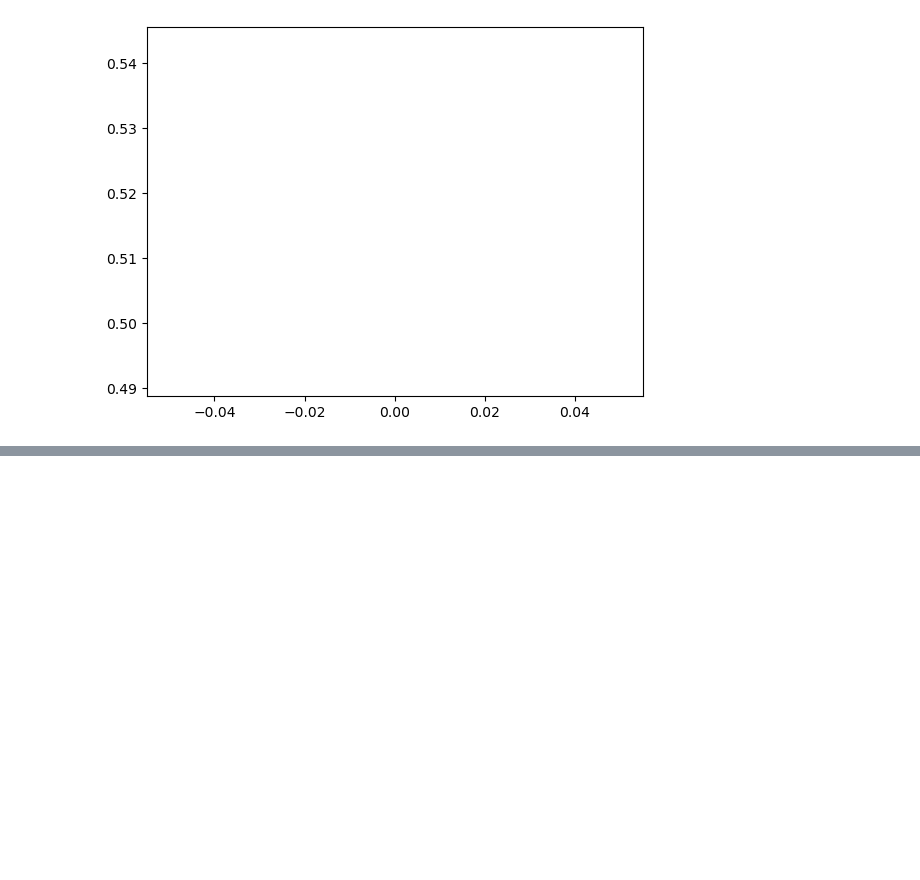
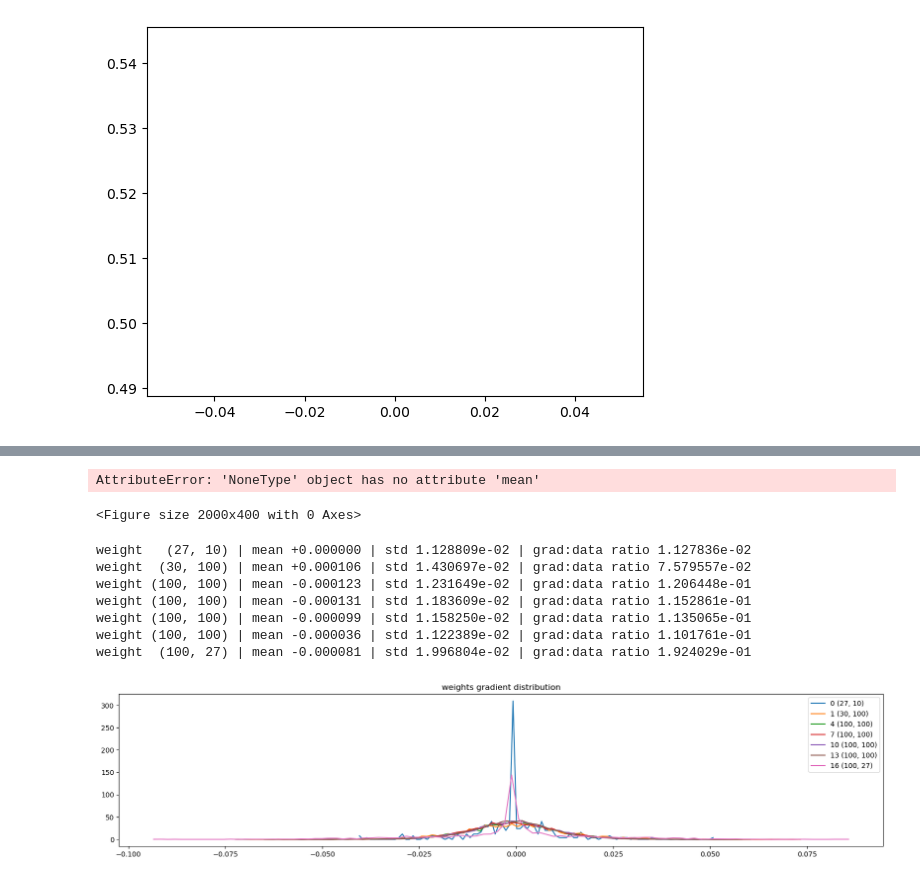
Before and after one commit to nishantssoni/codeDumps, a Jupyter notebook: makemore/makemore.ipynb, the cells around one changed output, grey strips where cells are left out. Drawn from its saved outputs; the diff is of its cells as text; code cells hidden in the pictures; blank space fills up the shorter version.

```diff
--- a/makemore/makemore.ipynb
+++ b/makemore/makemore.ipynb
@@ -797,0 +876,38 @@ for p in parameters:
+# %%
+# visualize histograms
+plt.figure(figsize=(20, 4)) # width and height of the plot
+legends = []
+for i, layer in enumerate(layers[:-1]): # note: exclude the output layer
+  if isinstance(layer, Tanh):
+    t = layer.out.grad
+    print('layer %d (%10s): mean %+f, std %e' % (i, layer.__class__.__name__, t.mean(), t.std()))
+    hy, hx = torch.histogram(t, density=True)
+    plt.plot(hx[:-1].detach(), hy.detach())
+    legends.append(f'layer {i} ({layer.__class__.__name__}')
+plt.legend(legends);
+plt.title('gradient distribution')
+# %% [output]
+AttributeError: 'NoneType' object has no attribute 'mean'
+<Figure size 2000x400 with 0 Axes>
+# %%
+# visualize histograms
+plt.figure(figsize=(20, 4)) # width and height of the plot
+legends = []
+for i,p in enumerate(parameters):
+  t = p.grad
+  if p.ndim == 2:
+    print('weight %10s | mean %+f | std %e | grad:data ratio %e' % (tuple(p.shape), t.mean(), t.std(), t.std() / p.std()))
+    hy, hx = torch.histogram(t, density=True)
+    plt.plot(hx[:-1].detach(), hy.detach())
+    legends.append(f'{i} {tuple(p.shape)}')
+plt.legend(legends)
+plt.title('weights gradient distribution');
+# %% [output]
+weight   (27, 10) | mean +0.000000 | std 1.128809e-02 | grad:data ratio 1.127836e-02
+weight  (30, 100) | mean +0.000106 | std 1.430697e-02 | grad:data ratio 7.579557e-02
+weight (100, 100) | mean -0.000123 | std 1.231649e-02 | grad:data ratio 1.206448e-01
+weight (100, 100) | mean -0.000131 | std 1.183609e-02 | grad:data ratio 1.152861e-01
+weight (100, 100) | mean -0.000099 | std 1.158250e-02 | grad:data ratio 1.135065e-01
+weight (100, 100) | mean -0.000036 | std 1.122389e-02 | grad:data ratio 1.101761e-01
+weight  (100, 27) | mean -0.000081 | std 1.996804e-02 | grad:data ratio 1.924029e-01
+[figure, added]
```
Also changed, not shown: parts of 7 cells of this notebook.
